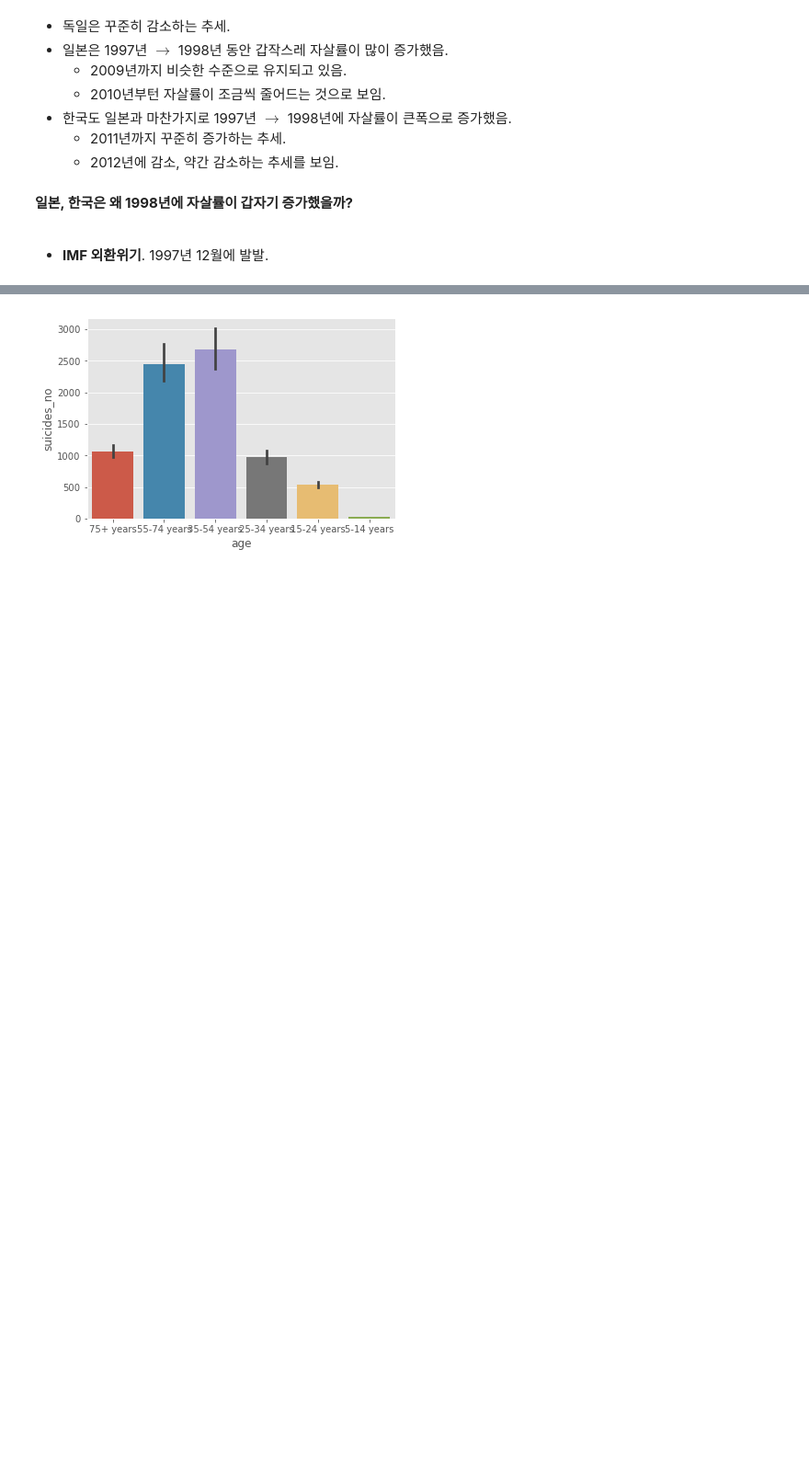
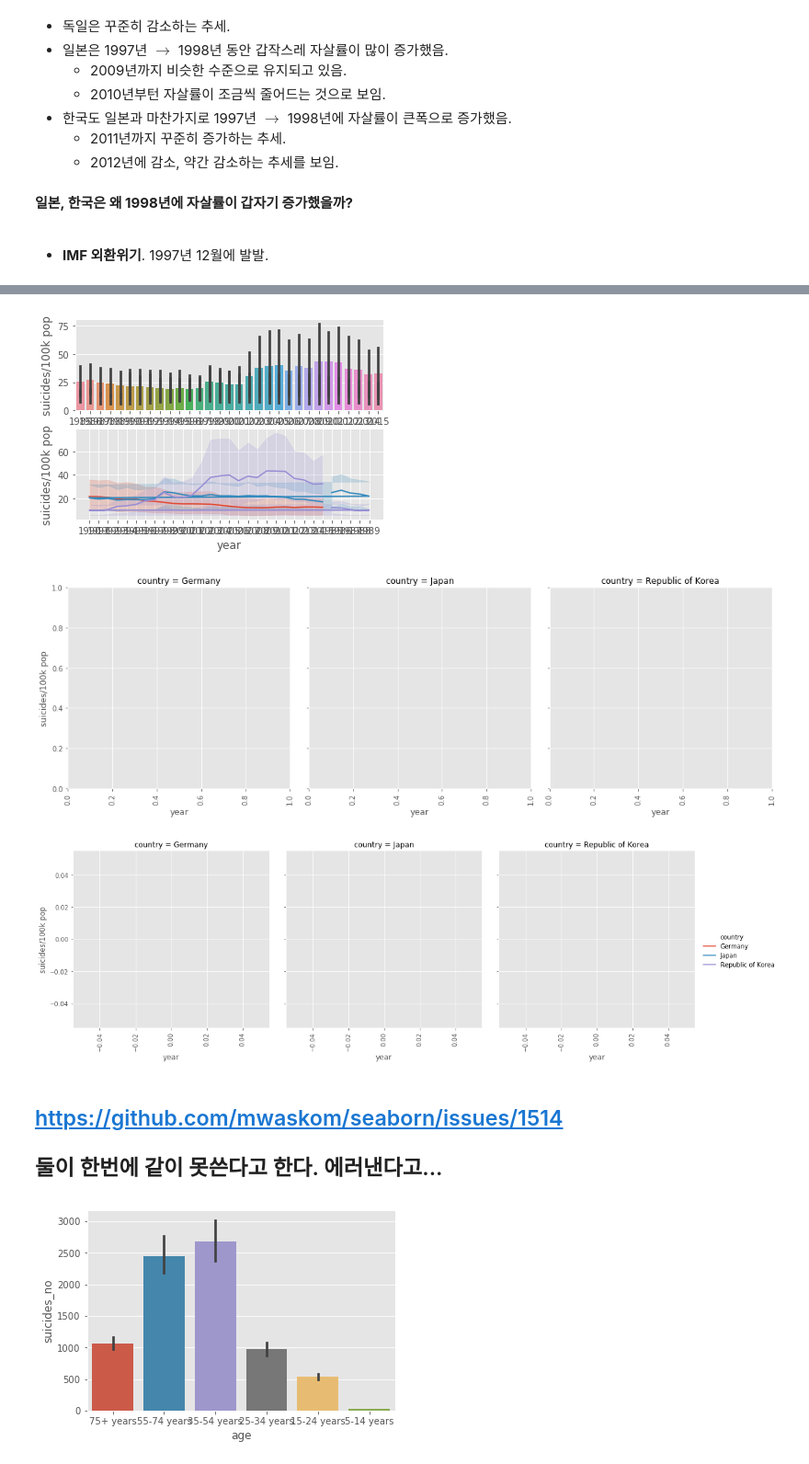
Before and after one commit to skdbsxir/DS-Studying, a Jupyter notebook: [Self Project]/X001-3. Suicides Rates Overview.ipynb, the cells around one changed output, grey strips where cells are left out. Shown: that part at 92% size. Drawn from its saved outputs; the diff is of its cells as text; code cells hidden in the pictures; blank space fills up the shorter version.

```diff
--- a/[Self Project]/X001-3. Suicides Rates Overview.ipynb
+++ b/[Self Project]/X001-3. Suicides Rates Overview.ipynb
@@ -184,3 +213,36 @@ plt.show()
+# %%
+# 두개를 한번에 그려보도록 해볼까?
+"""
+fig = plt.figure()
+ax1 = fig.add_subplot(211) # 2행 1열 크기 도화지, 1행 위치
+ax2 = fig.add_subplot(212)
+"""
+
+fig, ax = plt.subplots(nrows=2)
+allCountry_ratio = sns.catplot(kind='bar', data=df, x='year', y='suicides/100k pop',
+                               col='country', col_wrap=3, ax=ax[0])
+allCountry_ratio.set_xticklabels(rotation=90)
+allCountry_ratio_line = sns.relplot(kind='line', data=df, x='year', y='suicides/100k pop',
+                                   hue='country', col='country', col_wrap=3, ax=ax[1])
+allCountry_ratio_line.set_xticklabels(rotation=90)
+
+"""
+fig, axes = plt.subplots(2,1, figsize=(5,10))
+allCountry_ratio = sns.catplot(kind='bar', data=df, x='year', y='suicides/100k pop',
+                               col='country', col_wrap=3, ax=axes[0])
+allCountry_ratio.set_xticklabels(rotation=90)
+allCountry_ratio_line = sns.relplot(kind='line', data=df, x='year', y='suicides/100k pop',
+                                   hue='country', col='country', col_wrap=3, ax=axes[1])
+allCountry_ratio_line.set_xticklabels(rotation=90)
+"""
+plt.show()
+# %% [output]
+[figure, added]
+[figure, added]
+[figure, added]
+# %% [markdown]
+## https://github.com/mwaskom/seaborn/issues/1514
+## 둘이 한번에 같이 못쓴다고 한다. 에러낸다고...
 # %%
 sns.barplot(x=df['age'], y=df['suicides_no'])
 plt.show()
```
Also changed, not shown: parts of 3 cells of this notebook.
